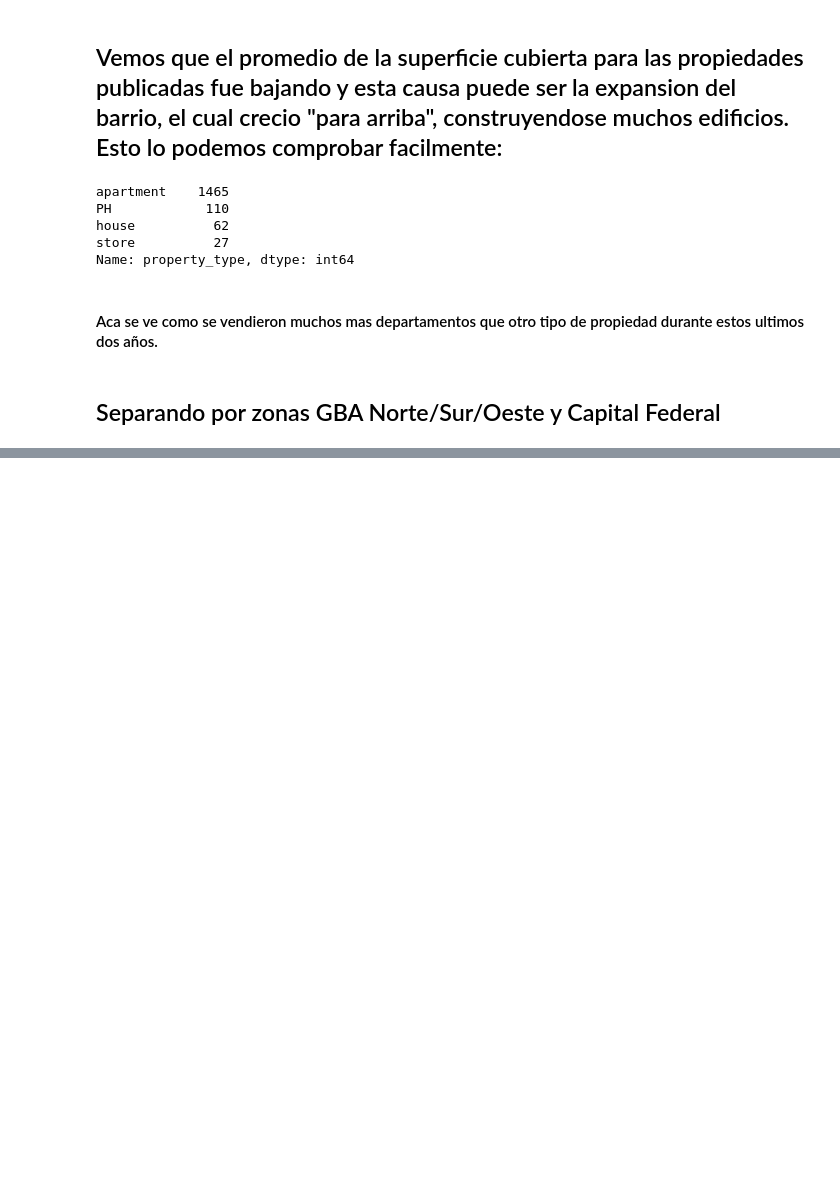
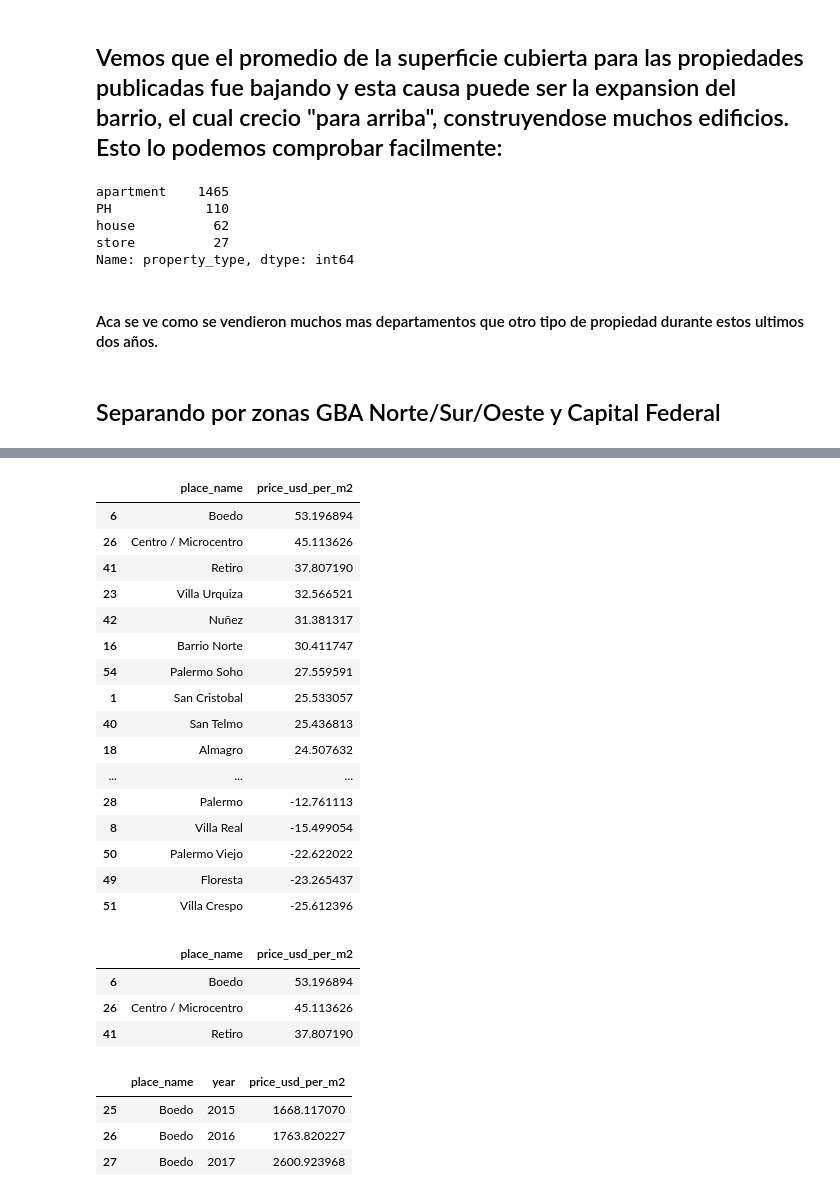
Before and after one commit to Belovic94/TP1-Analisis-Exploratorio, a Jupyter notebook: Analisis Subte y mas.ipynb, the cells around one changed output, grey strips where cells are left out. Cells and saved outputs as stored; diff of their text form; code cells hidden in the pictures; blank space fills up the shorter version.

```diff
--- a/Analisis Subte y mas.ipynb
+++ b/Analisis Subte y mas.ipynb
@@ -235,0 +265,3 @@ TypeError: unsupported operand type(s) for -: 'tuple' and 'float'
+# %%
+#Creo un nuevo dataframe vacio con esta estructura
+barriosPorCrecimiento = pd.DataFrame(columns=("place_name", "price_usd_per_m2"))
@@ -235,0 +275,57 @@ TypeError: unsupported operand type(s) for -: 'tuple' and 'float'
+# %%
+cabaPorBarriosG = CABAPorBarrioYAnioGrouped.reset_index().groupby(["place_name"])
+barrios = cabaPorBarriosG.groups.keys()
+bIndex = 0
+for x in barrios:
+    grupo = cabaPorBarriosG.get_group(x)
+    numDatos = grupo['price_usd_per_m2'].size
+    #Tomo solo los barrios que tengan datos de 2 años o mas
+    if numDatos > 1:
+        keys = grupo['price_usd_per_m2'].keys()
+        crecimiento = 0.0
+        for i in range(0, numDatos - 1):
+            crecimiento += (grupo['price_usd_per_m2'][keys[i + 1]]/grupo['price_usd_per_m2'][keys[i]])*100 - 100
+
+        #print "El crecimiento de %s fue %f" % (x, crecimiento)
+        barriosPorCrecimiento.loc[bIndex] = [x, crecimiento]
+        bIndex += 1
+
+
+barriosPorCrecimiento = barriosPorCrecimiento.sort_values('price_usd_per_m2', ascending=False)
+barriosPorCrecimiento
+# %% [output]
+|  | place_name | price_usd_per_m2 |
+| 6 | Boedo | 53.196894 |
+| 26 | Centro / Microcentro | 45.113626 |
+| 41 | Retiro | 37.807190 |
+| 23 | Villa Urquiza | 32.566521 |
+| 42 | Nuñez | 31.381317 |
+| 16 | Barrio Norte | 30.411747 |
+| 54 | Palermo Soho | 27.559591 |
+| 1 | San Cristobal | 25.533057 |
+| 40 | San Telmo | 25.436813 |
+| 18 | Almagro | 24.507632 |
+| ... | ... | ... |
+| 28 | Palermo | -12.761113 |
+| 8 | Villa Real | -15.499054 |
+| 50 | Palermo Viejo | -22.622022 |
+| 49 | Floresta | -23.265437 |
+| 51 | Villa Crespo | -25.612396 |
+# %%
+#Por lo tanto los 3 barrios con mayor crecimiento son:
+barriosPorCrecimiento.head(3)
+# %% [output]
+|  | place_name | price_usd_per_m2 |
+| 6 | Boedo | 53.196894 |
+| 26 | Centro / Microcentro | 45.113626 |
+| 41 | Retiro | 37.807190 |
+# %%
+#El barrio con mayor crecimiento del precio promedio por m2 a lo largo de los años fue Boedo. Si miramos sus valores:
+CABAPorBarrioYAnioNoIndex = CABAPorBarrioYAnioGrouped.reset_index()
+boedo = CABAPorBarrioYAnioNoIndex.loc[CABAPorBarrioYAnioNoIndex.place_name.str.contains("Boedo"), :]
+boedo
+# %% [output]
+|  | place_name | year | price_usd_per_m2 |
+| 25 | Boedo | 2015 | 1668.117070 |
+| 26 | Boedo | 2016 | 1763.820227 |
+| 27 | Boedo | 2017 | 2600.923968 |
```
Also changed, not shown: parts of 10 cells of this notebook.
